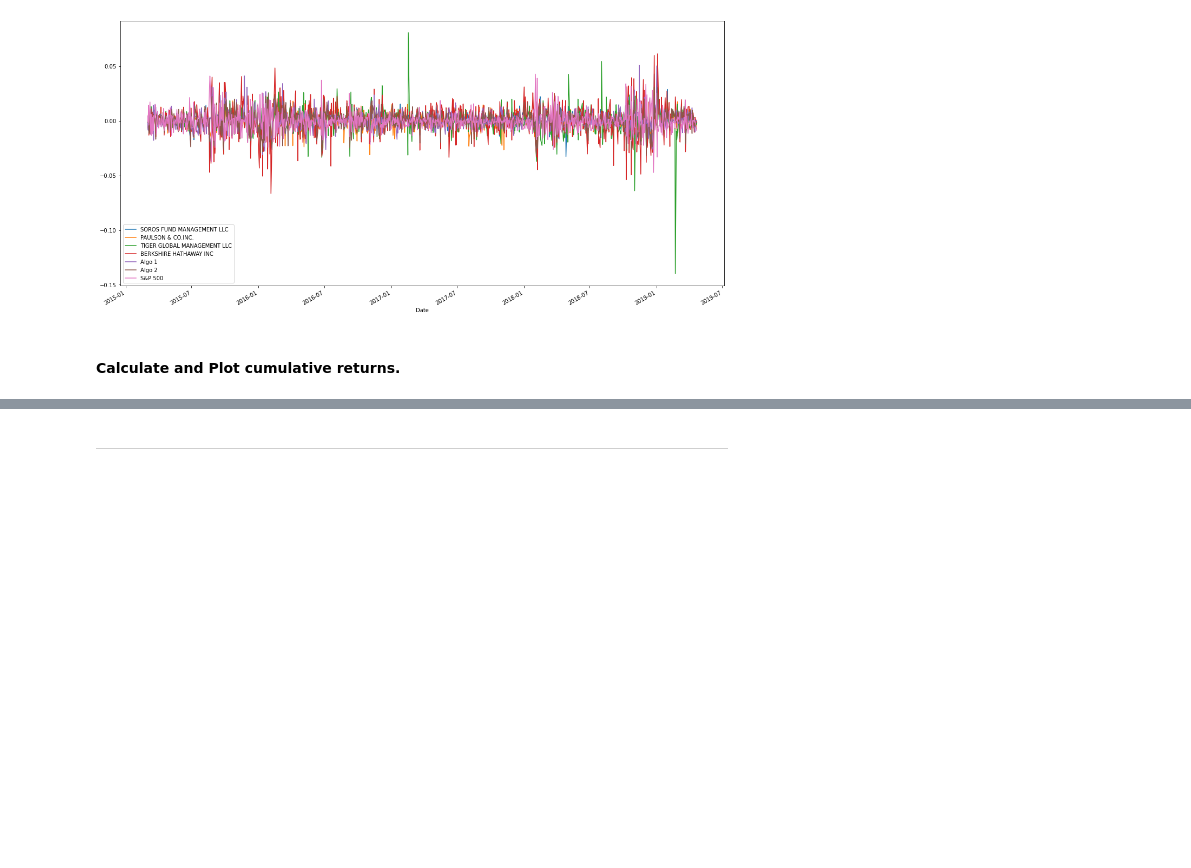
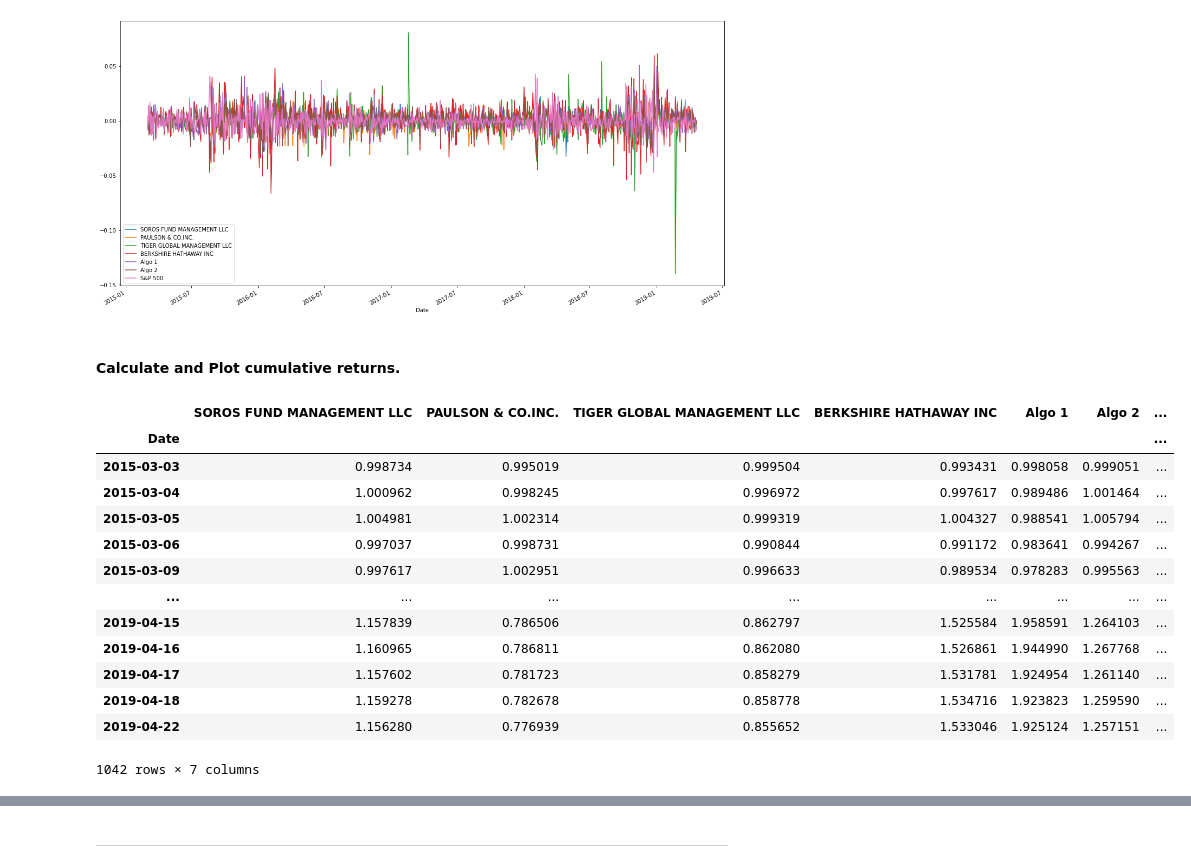
Before and after one commit to chaka37/Pandas, a Jupyter notebook: whale_analysis.ipynb, the cells around one changed output, grey strips where cells are left out. Drawn from its saved outputs; the diff is of its cells as text; code cells hidden in the pictures; blank space fills up the shorter version.

```diff
--- a/whale_analysis.ipynb
+++ b/whale_analysis.ipynb
@@ -365,5 +365,20 @@ grouped_portfolio.plot(figsize=(20,10))
 #### Calculate and Plot cumulative returns.
 # %%
 # Calculate cumulative returns of all portfolios
-
-# Plot cumulative returns
+cumulative_returns = (1+ grouped_portfolio).cumprod()
+cumulative_returns
+# %% [output]
+|  | SOROS FUND MANAGEMENT LLC | PAULSON & CO.INC. | TIGER GLOBAL MANAGEMENT LLC | BERKSHIRE HATHAWAY INC | Algo 1 | Algo 2 | ... |
+| Date |  |  |  |  |  |  | ... |
+| 2015-03-03 | 0.998734 | 0.995019 | 0.999504 | 0.993431 | 0.998058 | 0.999051 | ... |
+| 2015-03-04 | 1.000962 | 0.998245 | 0.996972 | 0.997617 | 0.989486 | 1.001464 | ... |
+| 2015-03-05 | 1.004981 | 1.002314 | 0.999319 | 1.004327 | 0.988541 | 1.005794 | ... |
+| 2015-03-06 | 0.997037 | 0.998731 | 0.990844 | 0.991172 | 0.983641 | 0.994267 | ... |
+| 2015-03-09 | 0.997617 | 1.002951 | 0.996633 | 0.989534 | 0.978283 | 0.995563 | ... |
+| ... | ... | ... | ... | ... | ... | ... | ... |
+| 2019-04-15 | 1.157839 | 0.786506 | 0.862797 | 1.525584 | 1.958591 | 1.264103 | ... |
+| 2019-04-16 | 1.160965 | 0.786811 | 0.862080 | 1.526861 | 1.944990 | 1.267768 | ... |
+| 2019-04-17 | 1.157602 | 0.781723 | 0.858279 | 1.531781 | 1.924954 | 1.261140 | ... |
+| 2019-04-18 | 1.159278 | 0.782678 | 0.858778 | 1.534716 | 1.923823 | 1.259590 | ... |
+| 2019-04-22 | 1.156280 | 0.776939 | 0.855652 | 1.533046 | 1.925124 | 1.257151 | ... |
+1042 rows × 7 columns
```
Also changed, not shown: parts of 1 cell of this notebook.
